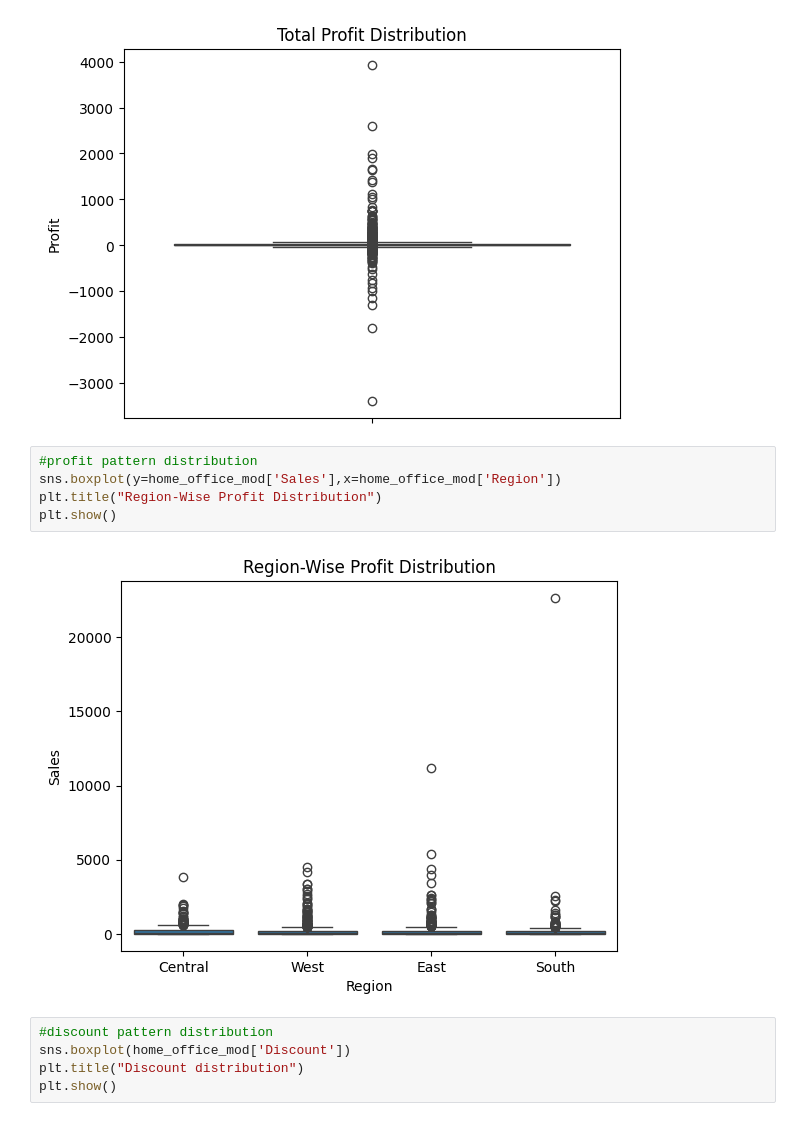
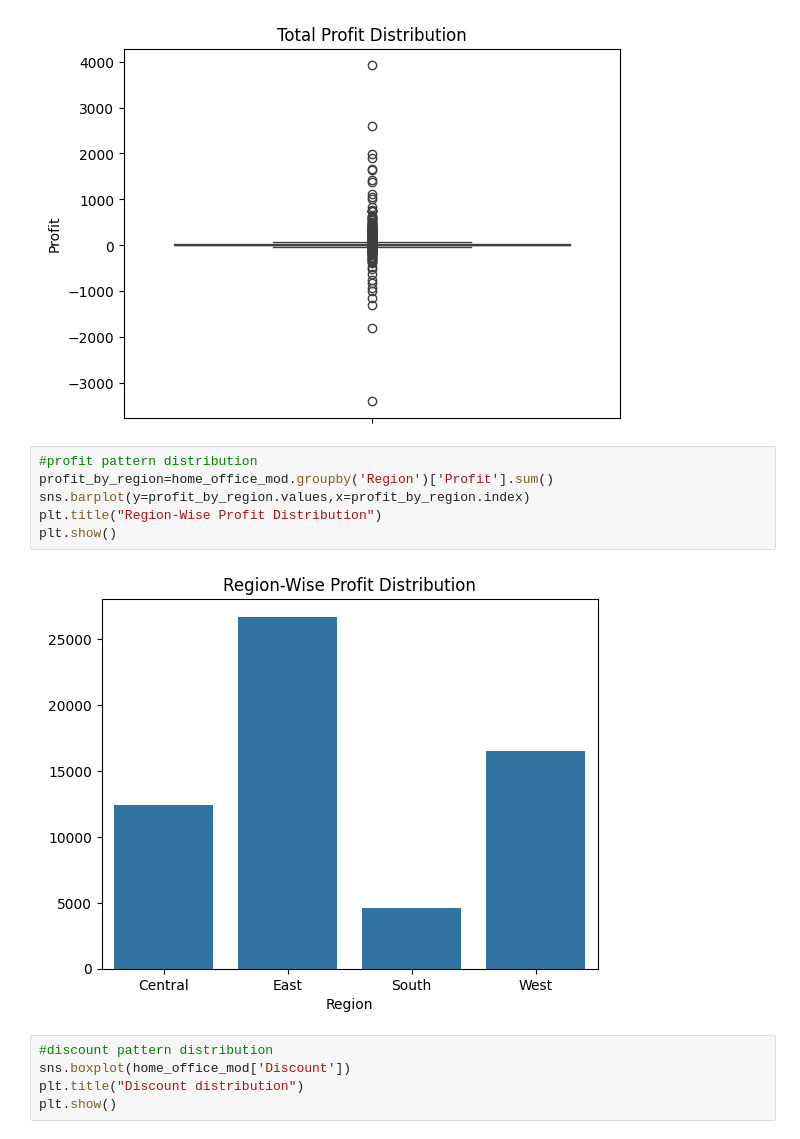
Before and after one commit to ankitg-02/sales_analysis, a Jupyter notebook: Home_Office.ipynb, the cells around one changed output. Cells and saved outputs as stored; diff of their text form.

```diff
--- a/Home_Office.ipynb
+++ b/Home_Office.ipynb
@@ -167,11 +168,12 @@ plt.show()
 [figure]
 # %%
 #profit pattern distribution
-sns.boxplot(y=home_office_mod['Sales'],x=home_office_mod['Region'])
+profit_by_region=home_office_mod.groupby('Region')['Profit'].sum()
+sns.barplot(y=profit_by_region.values,x=profit_by_region.index)
 plt.title("Region-Wise Profit Distribution")
 plt.show()
 # %% [output]
-[figure, old version]
+[figure, new version]
 # %%
 #discount pattern distribution
 sns.boxplot(home_office_mod['Discount'])
```
Also changed, not shown: parts of 4 cells of this notebook.
